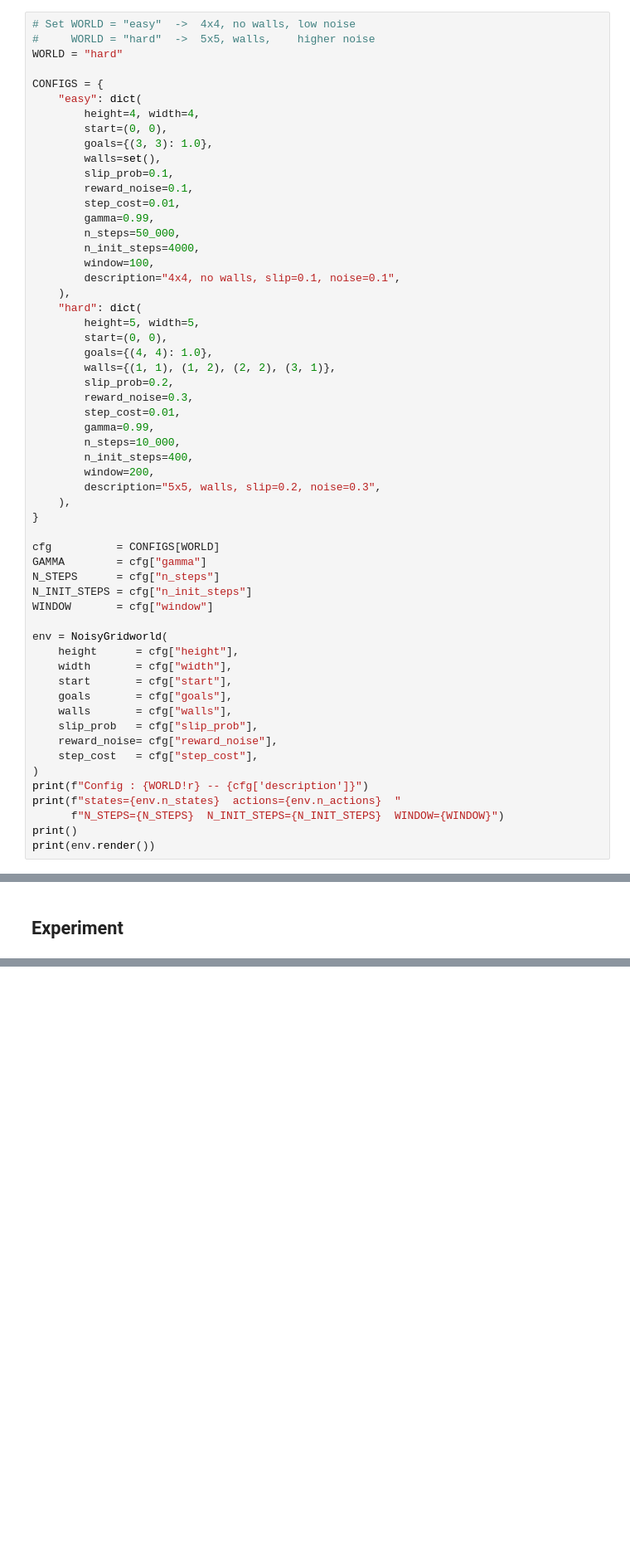
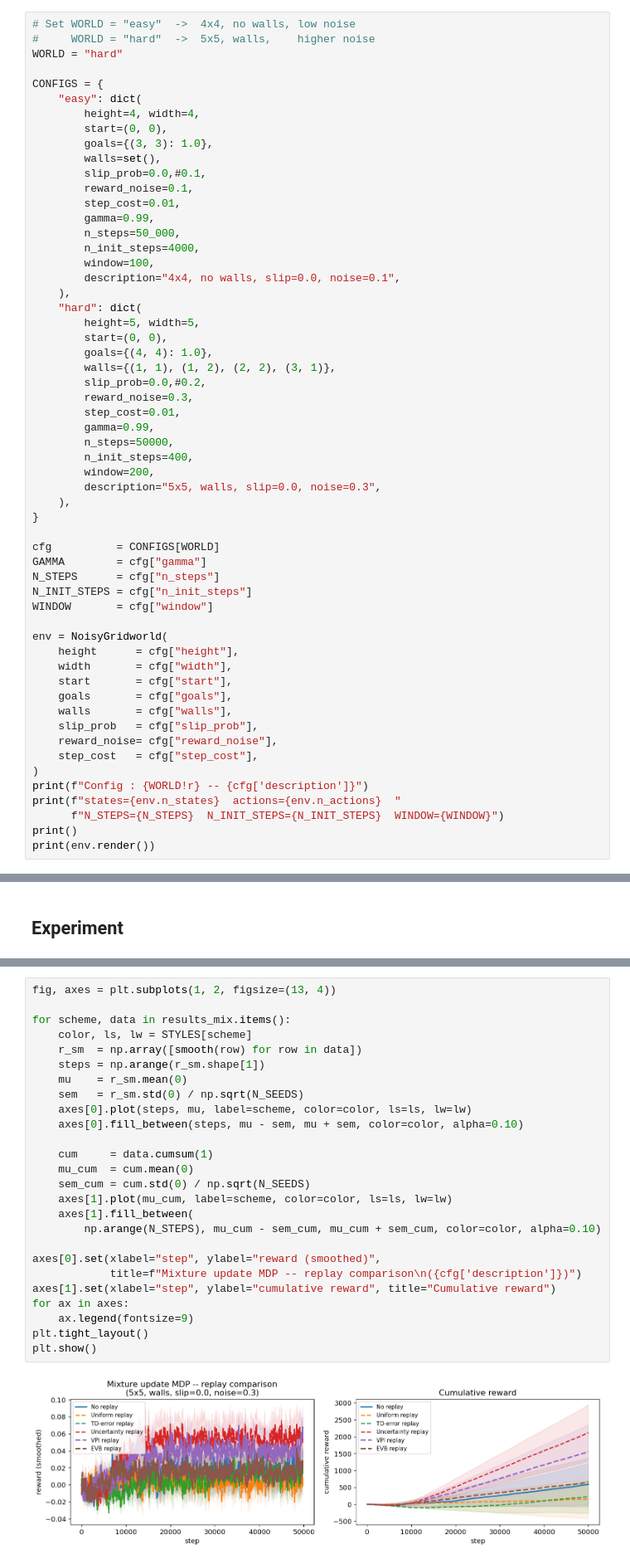
Before and after one commit to seblee97/bayesianqevb, a Jupyter notebook: gridworld_replay_comparison.ipynb, the cells around one changed output, grey strips where cells are left out. Shown at 83% size. Cells and saved outputs as stored; diff of their text form; blank space fills up the shorter version.

```diff
--- a/gridworld_replay_comparison.ipynb
+++ b/gridworld_replay_comparison.ipynb
@@ -29,28 +29,28 @@ CONFIGS = {
         start=(0, 0),
         goals={(3, 3): 1.0},
         walls=set(),
-        slip_prob=0.1,
+        slip_prob=0.0,#0.1,
         reward_noise=0.1,
         step_cost=0.01,
         gamma=0.99,
         n_steps=50_000,
         n_init_steps=4000,
         window=100,
-        description="4x4, no walls, slip=0.1, noise=0.1",
+        description="4x4, no walls, slip=0.0, noise=0.1",
     ),
     "hard": dict(
         height=5, width=5,
         start=(0, 0),
         goals={(4, 4): 1.0},
         walls={(1, 1), (1, 2), (2, 2), (3, 1)},
-        slip_prob=0.2,
+        slip_prob=0.0,#0.2,
         reward_noise=0.3,
         step_cost=0.01,
         gamma=0.99,
-        n_steps=10_000,
+        n_steps=50000,
         n_init_steps=400,
         window=200,
-        description="5x5, walls, slip=0.2, noise=0.3",
+        description="5x5, walls, slip=0.0, noise=0.3",
     ),
 }
 
@@ -382,0 +362,28 @@ plt.show()
+# %%
+fig, axes = plt.subplots(1, 2, figsize=(13, 4))
+
+for scheme, data in results_mix.items():
+    color, ls, lw = STYLES[scheme]
+    r_sm  = np.array([smooth(row) for row in data])
+    steps = np.arange(r_sm.shape[1])
+    mu    = r_sm.mean(0)
+    sem   = r_sm.std(0) / np.sqrt(N_SEEDS)
+    axes[0].plot(steps, mu, label=scheme, color=color, ls=ls, lw=lw)
+    axes[0].fill_between(steps, mu - sem, mu + sem, color=color, alpha=0.10)
+
+    cum     = data.cumsum(1)
+    mu_cum  = cum.mean(0)
+    sem_cum = cum.std(0) / np.sqrt(N_SEEDS)
+    axes[1].plot(mu_cum, label=scheme, color=color, ls=ls, lw=lw)
+    axes[1].fill_between(
+        np.arange(N_STEPS), mu_cum - sem_cum, mu_cum + sem_cum, color=color, alpha=0.10)
+
+axes[0].set(xlabel="step", ylabel="reward (smoothed)",
+            title=f"Mixture update MDP -- replay comparison\n({cfg['description']})")
+axes[1].set(xlabel="step", ylabel="cumulative reward", title="Cumulative reward")
+for ax in axes:
+    ax.legend(fontsize=9)
+plt.tight_layout()
+plt.show()
+# %% [output]
+[figure, added]
```
Also changed, not shown: parts of 7 cells of this notebook, 12 other files.
